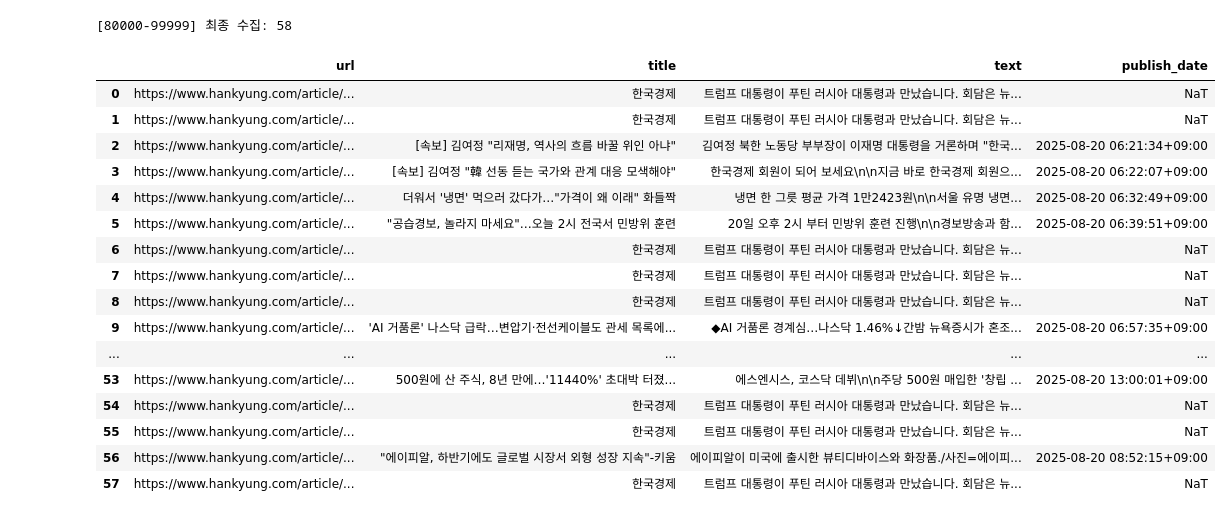
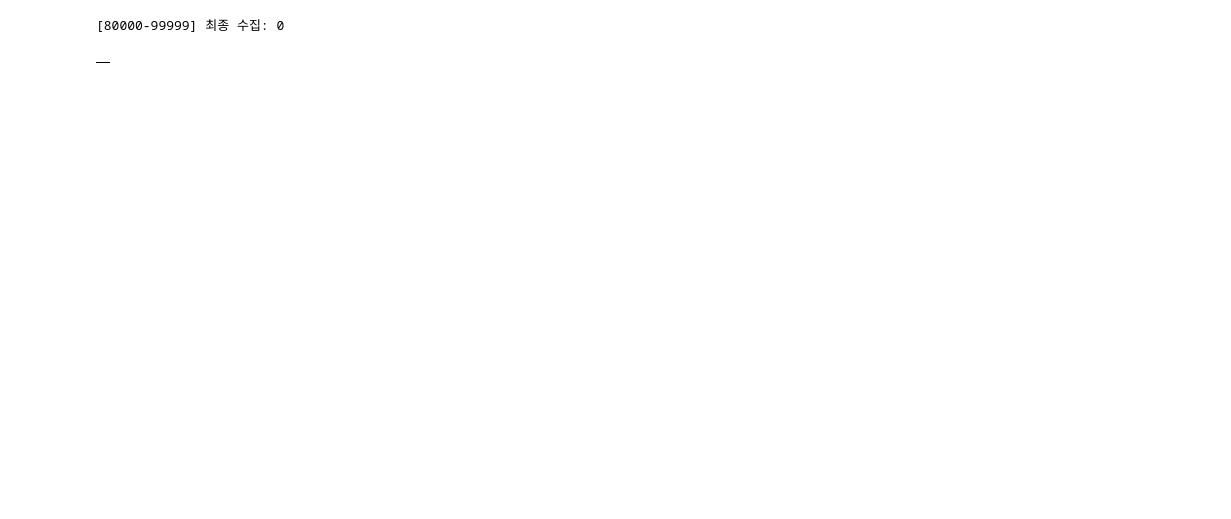
Before and after one commit to TrulySangwonDays/Side_project, a Jupyter notebook: ThemeStock_advanced/crawling_hank_gen_(5)_1.1.ipynb, the cells around one changed output. Cells and saved outputs as stored; diff of their text form; code cells hidden in the pictures; blank space fills up the shorter version.

```diff
--- a/ThemeStock_advanced/crawling_hank_gen_(5)_1.1.ipynb
+++ b/ThemeStock_advanced/crawling_hank_gen_(5)_1.1.ipynb
@@ -78,33 +78,17 @@ def crawl_gen_articles_range(date_str, start_id, end_id, *,  # end_id는 '미포
     tqdm.write(f"[{start_id:05}-{end_id-1:05}] 최종 수집: {len(df)}")
     return df
 # %%
-day_str = "20250820"
+day_str = "20250822"
 start_id, end_id = 80000, 100000   # 이 부분만 각 노트북에서 바꿔서 실행
 out_path = f"/Users/leesangwon/Documents/ThemeStock_file/Hankyung_news/hankyung_gen_{day_str}_{start_id:05}-{end_id-1:05}.csv"
 
 df_part = crawl_gen_articles_range(
     day_str, start_id, end_id,
     max_workers=36, batch_size=1000, sleep_between=0.05,
     save_path=out_path
 )
 
 df_part
 # %% [output]
-[80000-99999] 최종 수집: 58
+[80000-99999] 최종 수집: 0
-|  | url | title | text | publish_date |
-| 0 | https://www.hankyung.com/article/... | 한국경제 | 트럼프 대통령이 푸틴 러시아 대통령과 만났습니다. 회담은 뉴... | NaT |
-| 1 | https://www.hankyung.com/article/... | 한국경제 | 트럼프 대통령이 푸틴 러시아 대통령과 만났습니다. 회담은 뉴... | NaT |
-| 2 | https://www.hankyung.com/article/... | [속보] 김여정 "리재명, 역사의 흐름 바꿀 위인 아냐" | 김여정 북한 노동당 부부장이 이재명 대통령을 거론하며 "한국... | 2025-08-20 06:21:34+09:00 |
-| 3 | https://www.hankyung.com/article/... | [속보] 김여정 "韓 선동 듣는 국가와 관계 대응 모색해야" | 한국경제 회원이 되어 보세요\n\n지금 바로 한국경제 회원으... | 2025-08-20 06:22:07+09:00 |
-| 4 | https://www.hankyung.com/article/... | 더워서 '냉면' 먹으러 갔다가…"가격이 왜 이래" 화들짝 | 냉면 한 그릇 평균 가격 1만2423원\n\n서울 유명 냉면... | 2025-08-20 06:32:49+09:00 |
-| 5 | https://www.hankyung.com/article/... | "공습경보, 놀라지 마세요"…오늘 2시 전국서 민방위 훈련 | 20일 오후 2시 부터 민방위 훈련 진행\n\n경보방송과 함... | 2025-08-20 06:39:51+09:00 |
-| 6 | https://www.hankyung.com/article/... | 한국경제 | 트럼프 대통령이 푸틴 러시아 대통령과 만났습니다. 회담은 뉴... | NaT |
-| 7 | https://www.hankyung.com/article/... | 한국경제 | 트럼프 대통령이 푸틴 러시아 대통령과 만났습니다. 회담은 뉴... | NaT |
-| 8 | https://www.hankyung.com/article/... | 한국경제 | 트럼프 대통령이 푸틴 러시아 대통령과 만났습니다. 회담은 뉴... | NaT |
-| 9 | https://www.hankyung.com/article/... | 'AI 거품론' 나스닥 급락…변압기·전선케이블도 관세 목록에... | ◆AI 거품론 경계심…나스닥 1.46%↓간밤 뉴욕증시가 혼조... | 2025-08-20 06:57:35+09:00 |
-| ... | ... | ... | ... | ... |
-| 53 | https://www.hankyung.com/article/... | 500원에 산 주식, 8년 만에…'11440%' 초대박 터졌... | 에스엔시스, 코스닥 데뷔\n\n주당 500원 매입한 '창립 ... | 2025-08-20 13:00:01+09:00 |
-| 54 | https://www.hankyung.com/article/... | 한국경제 | 트럼프 대통령이 푸틴 러시아 대통령과 만났습니다. 회담은 뉴... | NaT |
-| 55 | https://www.hankyung.com/article/... | 한국경제 | 트럼프 대통령이 푸틴 러시아 대통령과 만났습니다. 회담은 뉴... | NaT |
-| 56 | https://www.hankyung.com/article/... | "에이피알, 하반기에도 글로벌 시장서 외형 성장 지속"-키움 | 에이피알이 미국에 출시한 뷰티디바이스와 화장품./사진=에이피... | 2025-08-20 08:52:15+09:00 |
-| 57 | https://www.hankyung.com/article/... | 한국경제 | 트럼프 대통령이 푸틴 러시아 대통령과 만났습니다. 회담은 뉴... | NaT |
+|  |
```
Also changed, not shown: 6 other files.
